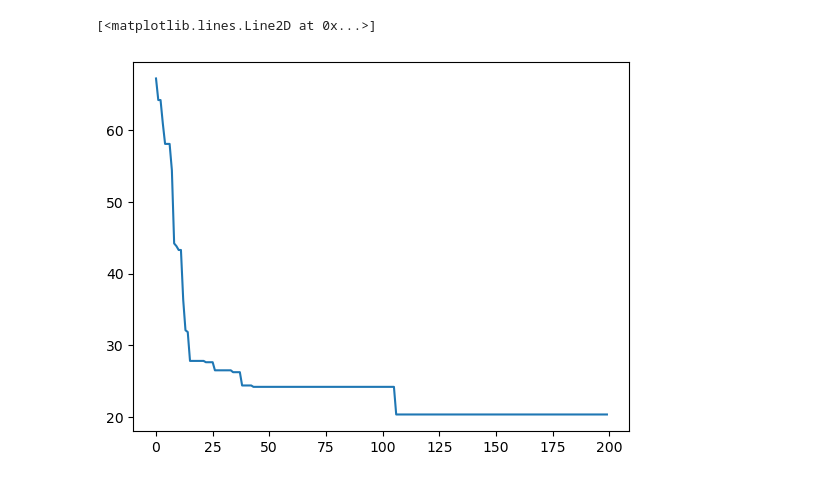
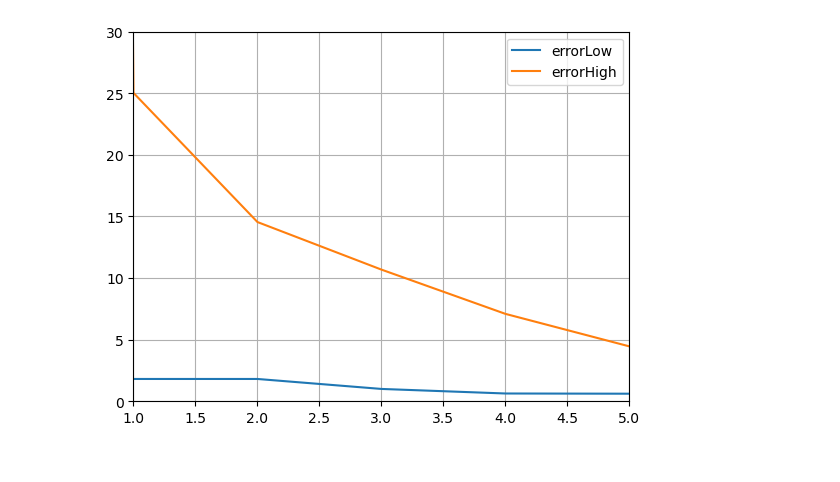
Before and after one commit to Davidson-Lova/PFE_BNN_ABS_SS, a Jupyter notebook: weightAnalysis.ipynb, the cells around one changed output. Cells and saved outputs as stored; diff of their text form; code cells hidden in the pictures.

```diff
--- a/weightAnalysis.ipynb
+++ b/weightAnalysis.ipynb
@@ -115,13 +89,15 @@ with open('hyperparameters/h{}.txt'.format(dt_string), 'w') as convert_file:
-# %%
-f = open("hyperparameters/h06-04-2023_14:15:49.txt",'r')
-loadhyp = json.load(f)
-f.close()
-# %%
-f = open('errors/er06-04-2023_14:27:14.txt', 'r')
-loaderr = json.load(f)
-f.close()
-# %%
-plt.plot(np.float32(loaderr["errorMin"]))
-# %% [output]
-[<matplotlib.lines.Line2D at 0x...>]
-[figure, removed]
+# %%
+f = open('errors/er11-04-2023_08-47-51.txt')
+errors = json.load(f)
+f.close()
+
+plt.figure()
+plt.plot(np.float32(errors["errorMin"]), label = 'errorLow')
+plt.plot(np.float32(errors["errorMax"]), label = 'errorHigh')
+plt.legend()
+plt.grid("on")
+plt.xlim(1, 5)
+plt.ylim(0, 30)
+plt.savefig('plots/plotErrorCos-{}--{}.png'.format('11-04-2023_08-47-51',2))
+# %% [output]
+[figure, added]
```
Also changed, not shown: parts of 17 cells of this notebook, 27 other files.
